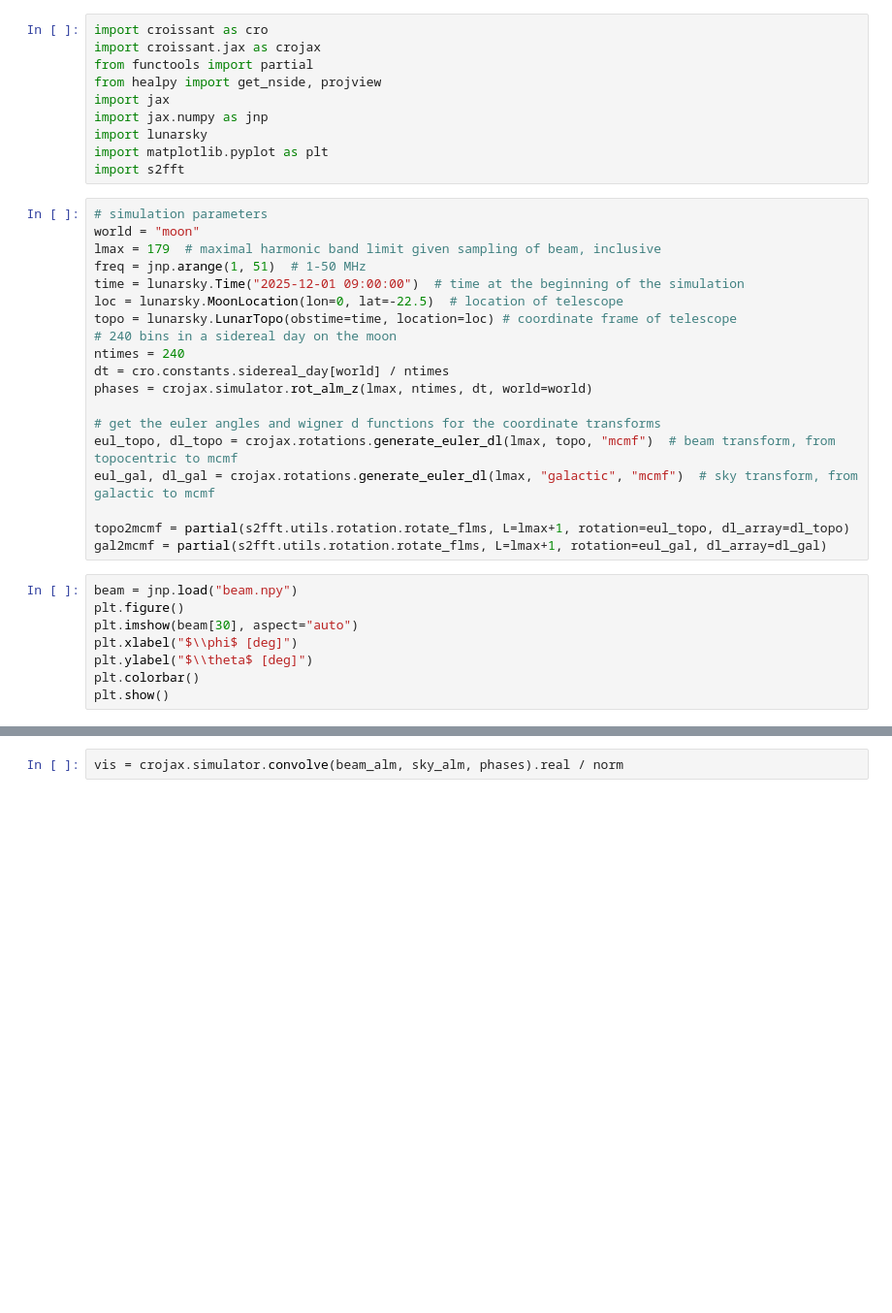
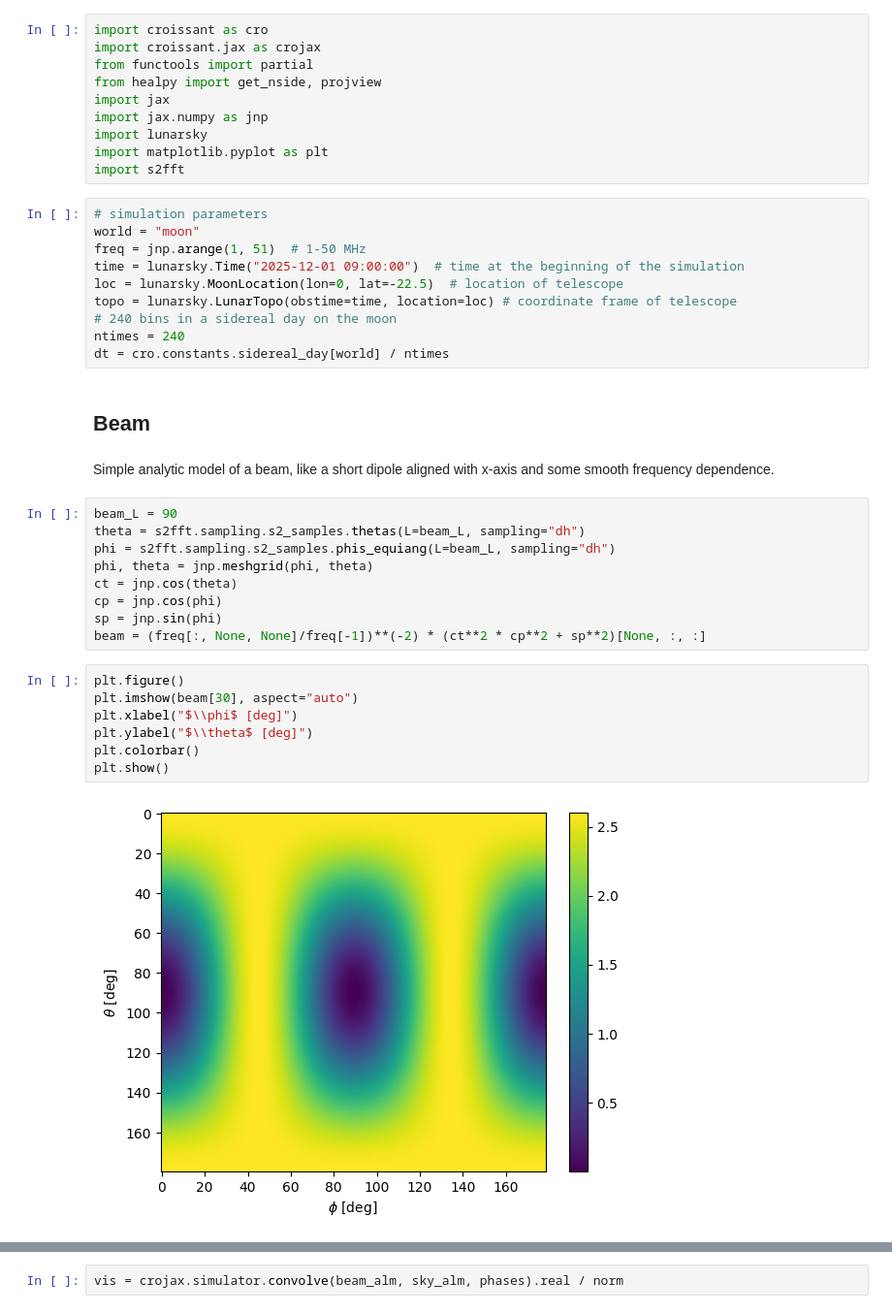
Before and after one commit to christianhbye/croissant, a Jupyter notebook: notebooks/croissant_jax.ipynb, the cells around one changed output, grey strips where cells are left out. Shown at 97% size. Saved outputs shown, nothing was run; the diff lists cells and outputs as text; blank space fills up the shorter version.

Commit message:
update notebook with correct sampling and harmonic bandlimit

```diff
--- a/notebooks/croissant_jax.ipynb
+++ b/notebooks/croissant_jax.ipynb
@@ -11,7 +11,6 @@ import s2fft
 # %%
 # simulation parameters
 world = "moon"
-lmax = 179  # maximal harmonic band limit given sampling of beam, inclusive
 freq = jnp.arange(1, 51)  # 1-50 MHz
 time = lunarsky.Time("2025-12-01 09:00:00")  # time at the beginning of the simulation
 loc = lunarsky.MoonLocation(lon=0, lat=-22.5)  # location of telescope
@@ -19,21 +18,27 @@ topo = lunarsky.LunarTopo(obstime=time, location=loc) # coordinate frame of tele
 # 240 bins in a sidereal day on the moon
 ntimes = 240
 dt = cro.constants.sidereal_day[world] / ntimes
-phases = crojax.simulator.rot_alm_z(lmax, ntimes, dt, world=world)
-
-# get the euler angles and wigner d functions for the coordinate transforms
-eul_topo, dl_topo = crojax.rotations.generate_euler_dl(lmax, topo, "mcmf")  # beam transform, from topocentric to mcmf
-eul_gal, dl_gal = crojax.rotations.generate_euler_dl(lmax, "galactic", "mcmf")  # sky transform, from galactic to mcmf
-
-topo2mcmf = partial(s2fft.utils.rotation.rotate_flms, L=lmax+1, rotation=eul_topo, dl_array=dl_topo)
-gal2mcmf = partial(s2fft.utils.rotation.rotate_flms, L=lmax+1, rotation=eul_gal, dl_array=dl_gal)
+# %% [markdown]
+## Beam
+# %% [markdown]
+Simple analytic model of a beam, like a short dipole aligned with x-axis and some smooth frequency dependence.
+# %%
+beam_L = 90
+theta = s2fft.sampling.s2_samples.thetas(L=beam_L, sampling="dh")
+phi = s2fft.sampling.s2_samples.phis_equiang(L=beam_L, sampling="dh")
+phi, theta = jnp.meshgrid(phi, theta)
+ct = jnp.cos(theta)
+cp = jnp.cos(phi)
+sp = jnp.sin(phi)
+beam = (freq[:, None, None]/freq[-1])**(-2) * (ct**2 * cp**2 + sp**2)[None, :, :]
 # %%
-beam = jnp.load("beam.npy")
 plt.figure()
 plt.imshow(beam[30], aspect="auto")
 plt.xlabel("$\\phi$ [deg]")
 plt.ylabel("$\\theta$ [deg]")
 plt.colorbar()
 plt.show()
+# %% [output]
+[figure, added]
 # %%
 # define the map2alm transform for the beam
```
Also changed, not shown: parts of 10 cells of this notebook.
